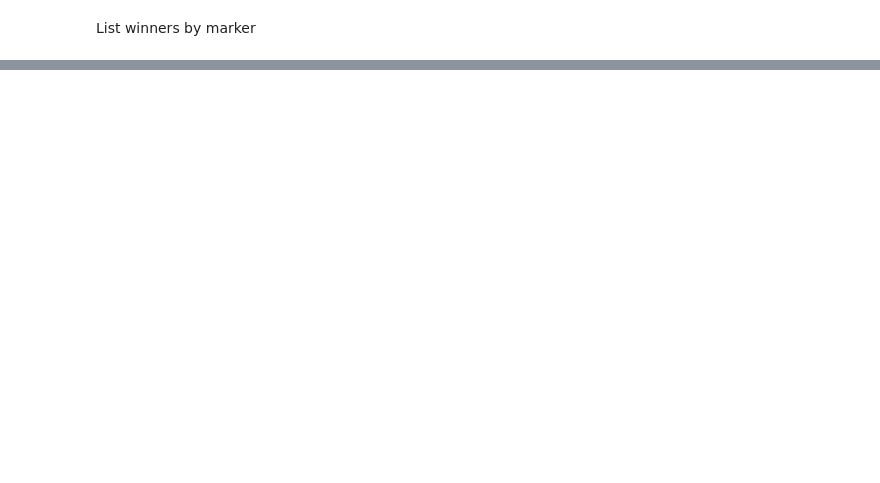
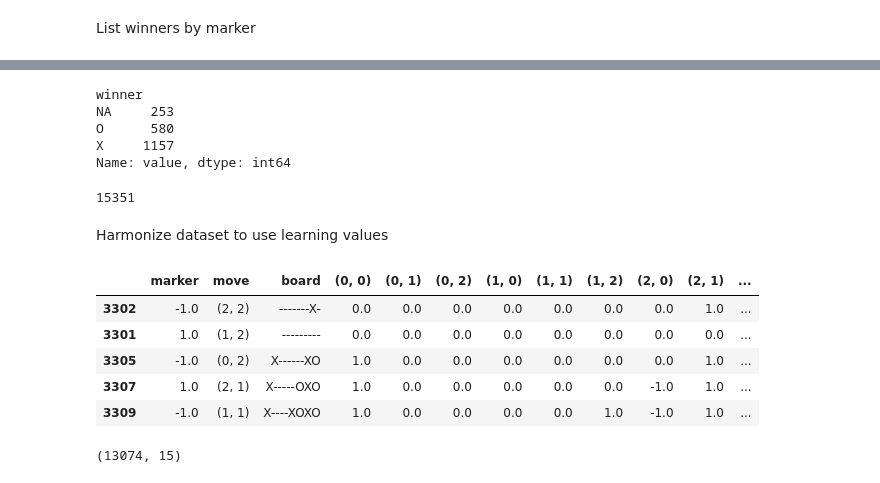
Before and after one commit to henrytseng/tictactoe2, a Jupyter notebook: learning_tictactoe.ipynb, the cells around one changed output, grey strips where cells are left out. Drawn from its saved outputs; the diff is of its cells as text; code cells hidden in the pictures; blank space fills up the shorter version.

```diff
--- a/learning_tictactoe.ipynb
+++ b/learning_tictactoe.ipynb
@@ -68,6 +74,2 @@ df.head()
 # %% [markdown]
 List winners by marker
-# %%
-df_s = df.groupby(['id', 'winner'], as_index=False).count()
-df_s['value'] = 1
-df_s.groupby('winner')['value'].sum()
@@ -134,0 +82,39 @@ board_headers
+# %%
+info(df)
+# %% [output]
+winner
+NA     253
+O      580
+X     1157
+Name: value, dtype: int64
+# %%
+num_games = df.shape[0]
+num_games
+# %% [output]
+15351
+# %% [markdown]
+Harmonize dataset to use learning values
+# %%
+def harmonize(df_s):
+    df_s = df_s.copy()
+    df_s = df_s.replace('X', 1.)
+    df_s = df_s.replace('O', -1.)
+    df_s = df_s.replace('-', 0.)
+    df_s = df_s[df_s['winner'] != 'NA']
+    #     df_s = df_s.replace('NA', 0.)
+    df_s['winner'] = df_s['marker'] * df_s['winner']
+    return df_s
+# %%
+harmonized_df = harmonize(df)
+harmonized_df.head()
+# %% [output]
+|  | marker | move | board | (0, 0) | (0, 1) | (0, 2) | (1, 0) | (1, 1) | (1, 2) | (2, 0) | (2, 1) | ... |
+| 3302 | -1.0 | (2, 2) | -------X- | 0.0 | 0.0 | 0.0 | 0.0 | 0.0 | 0.0 | 0.0 | 1.0 | ... |
+| 3301 | 1.0 | (1, 2) | --------- | 0.0 | 0.0 | 0.0 | 0.0 | 0.0 | 0.0 | 0.0 | 0.0 | ... |
+| 3305 | -1.0 | (0, 2) | X------XO | 1.0 | 0.0 | 0.0 | 0.0 | 0.0 | 0.0 | 0.0 | 1.0 | ... |
+| 3307 | 1.0 | (2, 1) | X-----OXO | 1.0 | 0.0 | 0.0 | 0.0 | 0.0 | 0.0 | -1.0 | 1.0 | ... |
+| 3309 | -1.0 | (1, 1) | X----XOXO | 1.0 | 0.0 | 0.0 | 0.0 | 0.0 | 1.0 | -1.0 | 1.0 | ... |
+# %%
+harmonized_df.shape
+# %% [output]
+(13074, 15)
```
Also changed, not shown: parts of 51 cells of this notebook, 8 other files.
